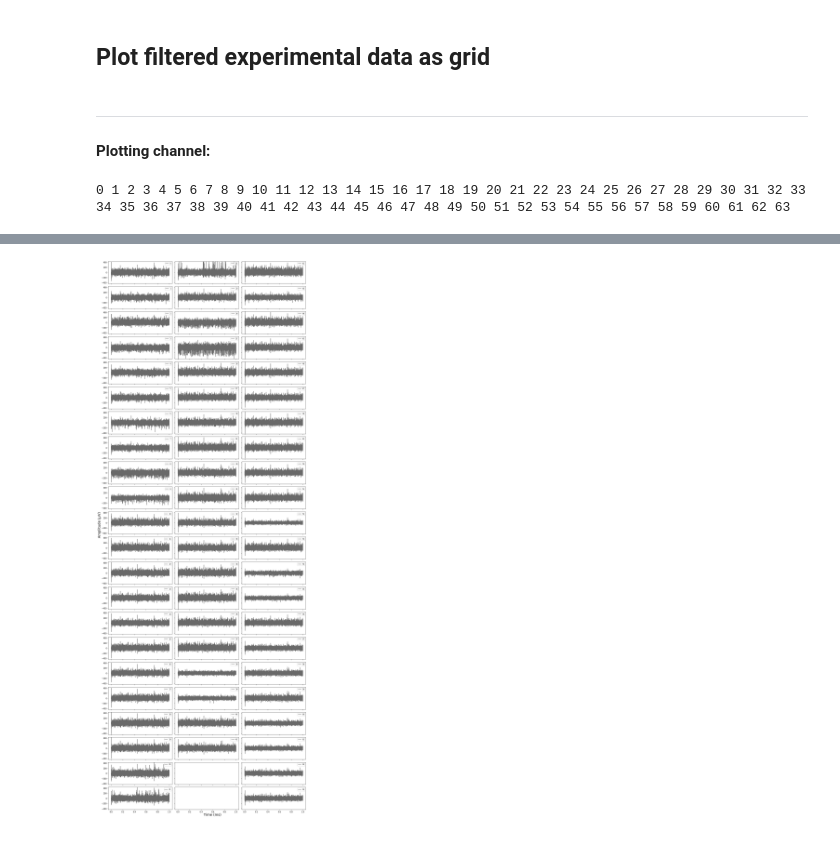
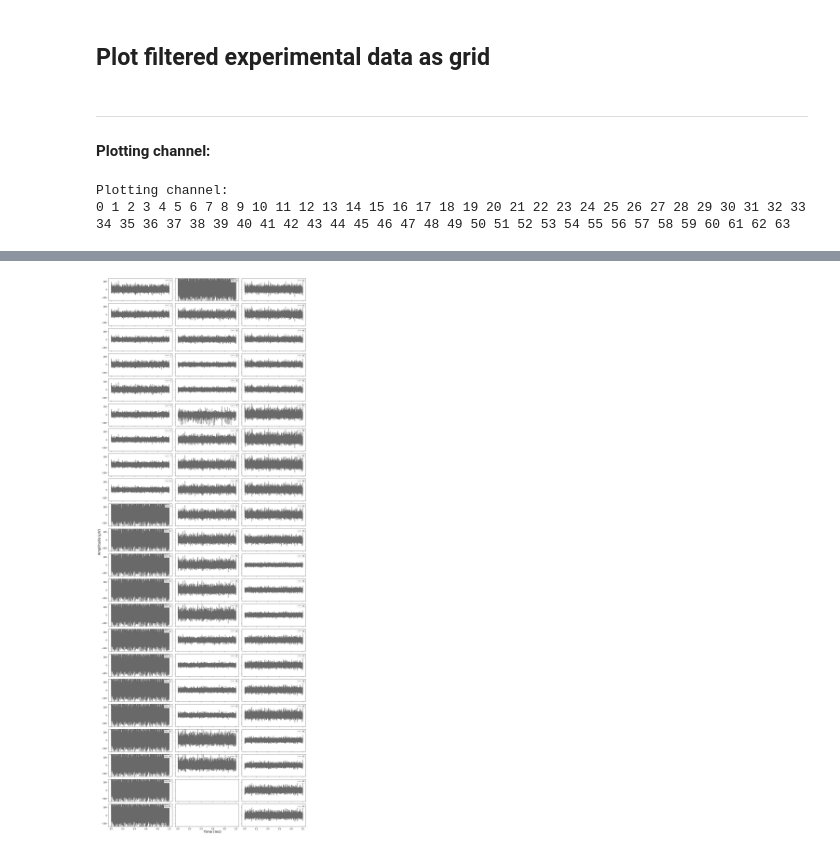
Before and after one commit to haleyspeed/willow, a Jupyter notebook: h5_explorer.ipynb, the cells around one changed output, grey strips where cells are left out. Saved outputs shown, nothing was run; the diff lists cells and outputs as text; code cells hidden in the pictures.

```diff
--- a/h5_explorer.ipynb
+++ b/h5_explorer.ipynb
@@ -9,10 +9,10 @@
 ## User Input
 # %%
 # Assumes this python notebook, the data file, and the imp. file are in same dir
-datafile = 'experiment_C20200330-175336.h5'
+datafile = 'experiment_C20200330-174152.h5'
 fs = 30000
-window = [0, 60] # in seconds. 4 mins is the max on an i7 8 core processor with 16GB RAM
-chan_num = [0,64]
+window = [0, 300]# in seconds. 4 mins is the max on an i7 8 core processor with 16GB RAM
+chan_num = [64,128]
 col_num = 3 # columns per shank
 row_num = [22,20,22] # rows per column (# values should == # columns)
 # %% [markdown]
@@ -34,7 +34,7 @@ import pandas as pd
 
 #### Experimental data
 # %%
-channels = list(range(chan_num[0],chan_num[1]))
+channels = list(np.arange(chan_num[0],chan_num[1]))
 f_data = h5py.File(datafile, 'r')
 xs = f_data.get('sample_index') # channel # (x)
 ys = f_data.get('channel_data')  # actual data in microvolts (y)
@@ -69,7 +69,7 @@ def get_filtered (start_chan, end_chan, df):
     lowcut = 400
     highcut = 5000
     display (HTML("<h4>Analyzing channel: "))
-    for chan in list(range(start_chan,end_chan)):
+    for chan in channels:
         print(chan, end = ' ')
         order = 6
         x = np.arange(len(ys[:,chan]))
@@ -77,7 +77,8 @@ def get_filtered (start_chan, end_chan, df):
         w, h = sosfreqz(sos, worN=2000)
         filtered[chan] = butter_bandpass_filter(ys[:,chan], lowcut, highcut, fs, order=order)
     return df
-
+f_data.close()
+channels = list(np.arange(0,64)) # Channels reset to 0-63 after import. Ch 64 is now Ch0 in memory
 filtered = pd.DataFrame()
 filtered = get_filtered(chan_num[0], chan_num[1], filtered)
 # %% [output]
@@ -209,32 +211,34 @@ Plotting channel:
 # %%
 def grid_plot_filtered(chans, start, end):
     display(HTML('<hr><h4>Plotting channel: '))
     fig, ax = plt.subplots (max(row_num),len(row_num), figsize =(15,40), sharex = True, sharey = True)
     j = 0
+    print("Plotting channel: ")
     ch_num = 0
-    for j in range (0,col_num):
+    for j in np.arange (0,col_num):
         i = 0
-        for i in range (0,row_num[j]):
+        for i in np.arange (0,row_num[j]):
             print(ch_num, end = ' ')
             ax[i][j].plot(xs[start:end]/fs, filtered.iloc[start:end,ch_num], color = 'dimgray',
                             label=str(ch_num)) # Filtered Signal
             handles, labels = ax[i][j].get_legend_handles_labels()
             ax[i][j].legend(handles, labels, loc = 'upper right', fontsize = 8, shadow = False)
             ax[i][j].set_ylim(filtered_stats.means[ch_num] - filtered_stats.rngs[ch_num]*0.75,
                               filtered_stats.means[ch_num] + filtered_stats.rngs[ch_num]*0.75)
             plt.tight_layout()
             ch_num = ch_num + 1
     fig.text(0.0, 0.5, r'Amplitude ($\mu$V)', ha='center', rotation='vertical', fontsize = 18)
     fig.text(0.5, 0.0, 'Time (ms)', va='center',  fontsize = 18)
     plt.savefig (datafile.replace('.h5','_filtered_' + str(chan_num[1]) + '.png'))
     display(HTML('<hr>'))
 
 
 win = [0,30000]
 chans = list(np.arange(0,col_num + sum(row_num)))
 grid_plot_filtered(chans, win[0], win[1])
 # %% [output]
 Plotting channel:
+Plotting channel:
 0 1 2 3 4 5 6 7 8 9 10 11 12 13 14 15 16 17 18 19 20 21 22 23 24 25 26 27 28 29 30 31 32 33 34 35 36 37 38 39 40 41 42 43 44 45 46 47 48 49 50 51 52 53 54 55 56 57 58 59 60 61 62 63
 [interactive output not drawn]
-[figure, old version]
+[figure, new version]
```
Also changed, not shown: parts of 6 cells of this notebook, 2 other files.
